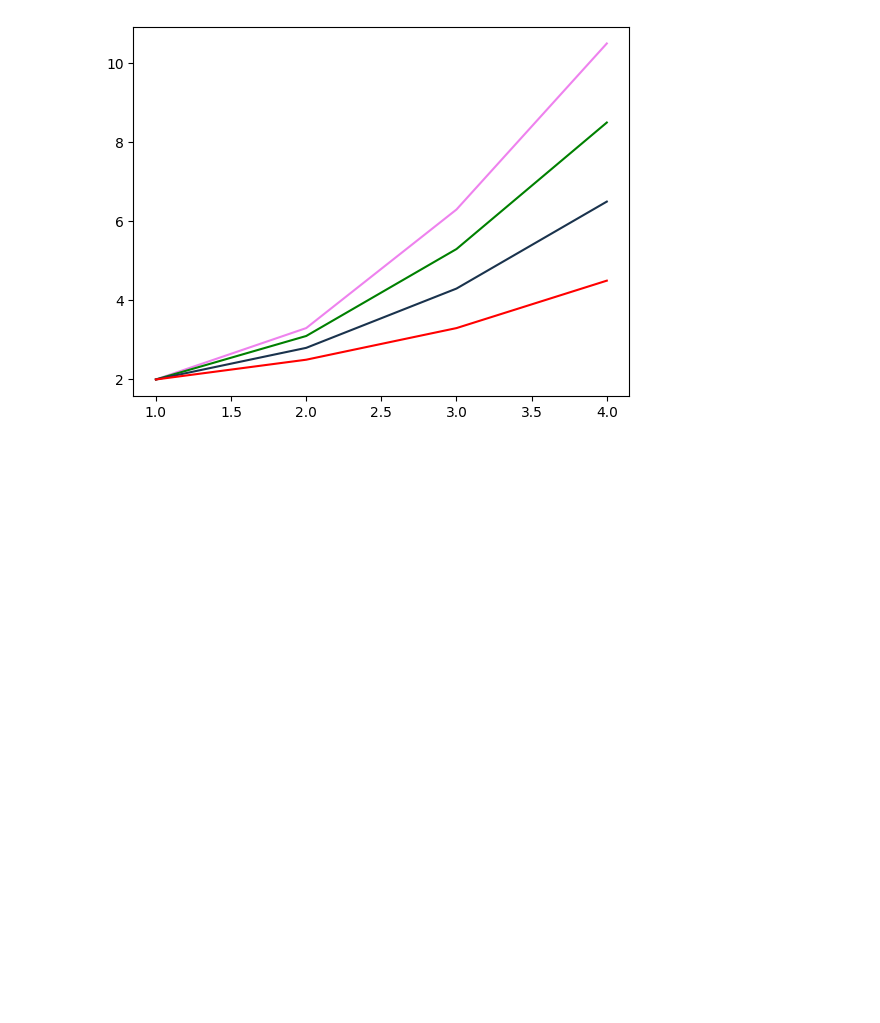
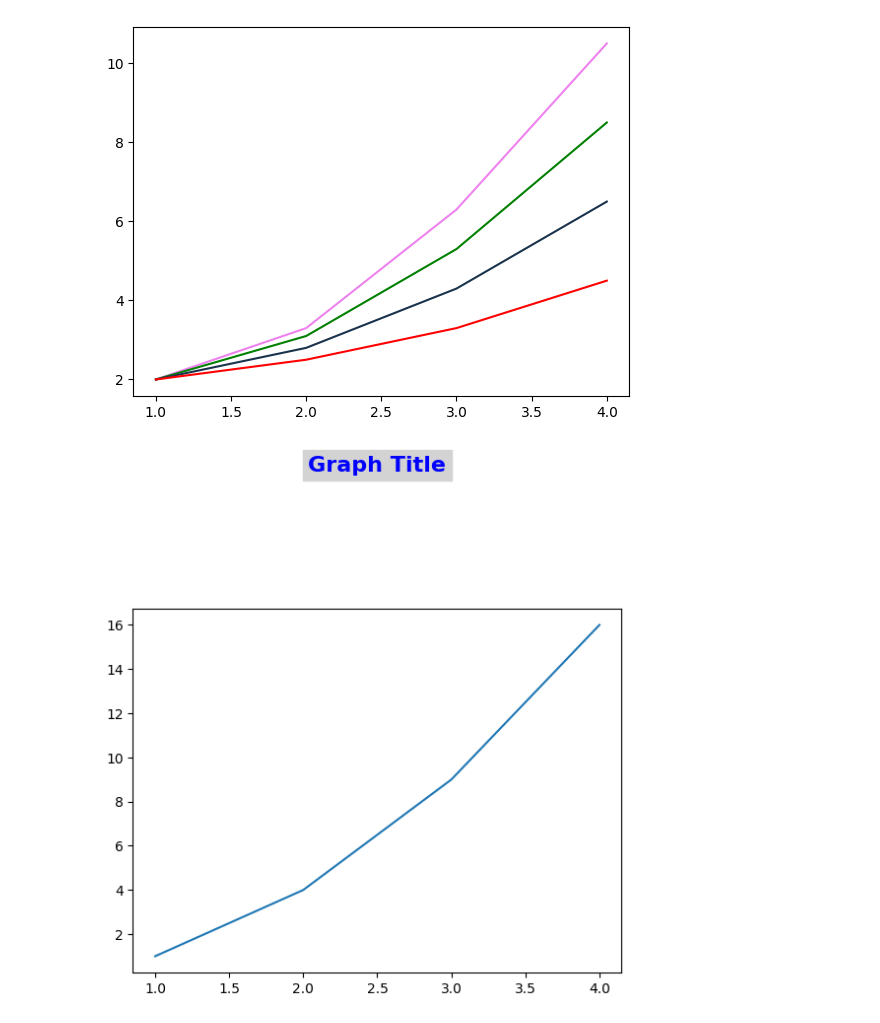
Before and after one commit to yj4976s-cpu/AI_26, a Jupyter notebook: 맷플롯립_공부.ipynb, the cells around one changed output. Saved outputs shown, nothing was run; the diff lists cells and outputs as text; code cells hidden in the pictures; blank space fills up the shorter version.

```diff
--- a/맷플롯립_공부.ipynb
+++ b/맷플롯립_공부.ipynb
@@ -171,3 +171,13 @@ plt.plot([1,2,3,4], [2.0, 2.5, 3.3, 4.5], color = '#FF0000')
 plt.show()
 # %% [output]
 [figure]
+# %%
+import matplotlib.pyplot as plt
+
+plt.plot([1, 2, 3, 4], [1, 4, 9, 16])
+
+plt.title('Graph Title', fontsize=16, color = 'blue',
+          fontweight = 'bold', loc='center', pad=100, backgroundcolor = 'lightgray')
+plt.show()
+# %% [output]
+[figure, added]
```
Also changed, not shown: parts of 25 cells of this notebook.
